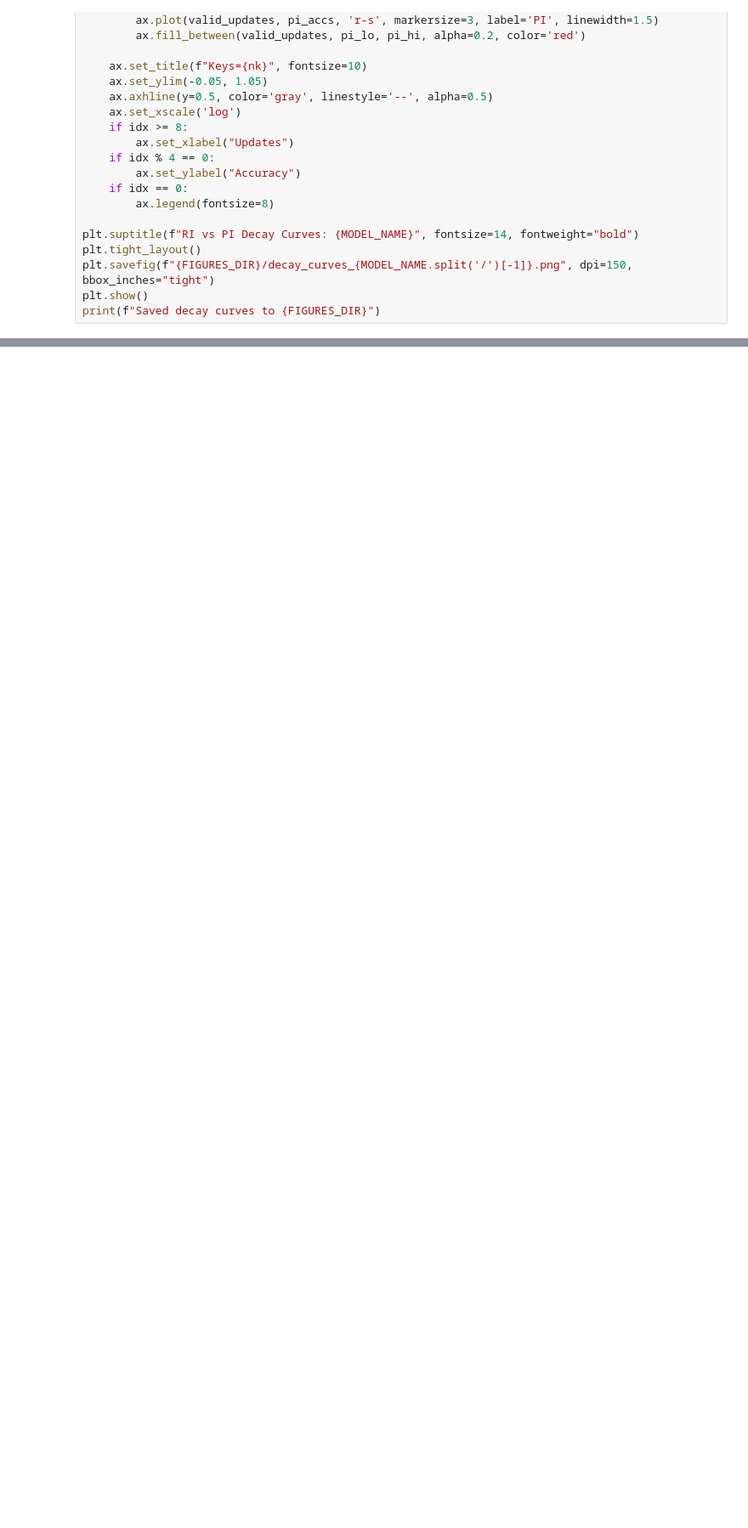
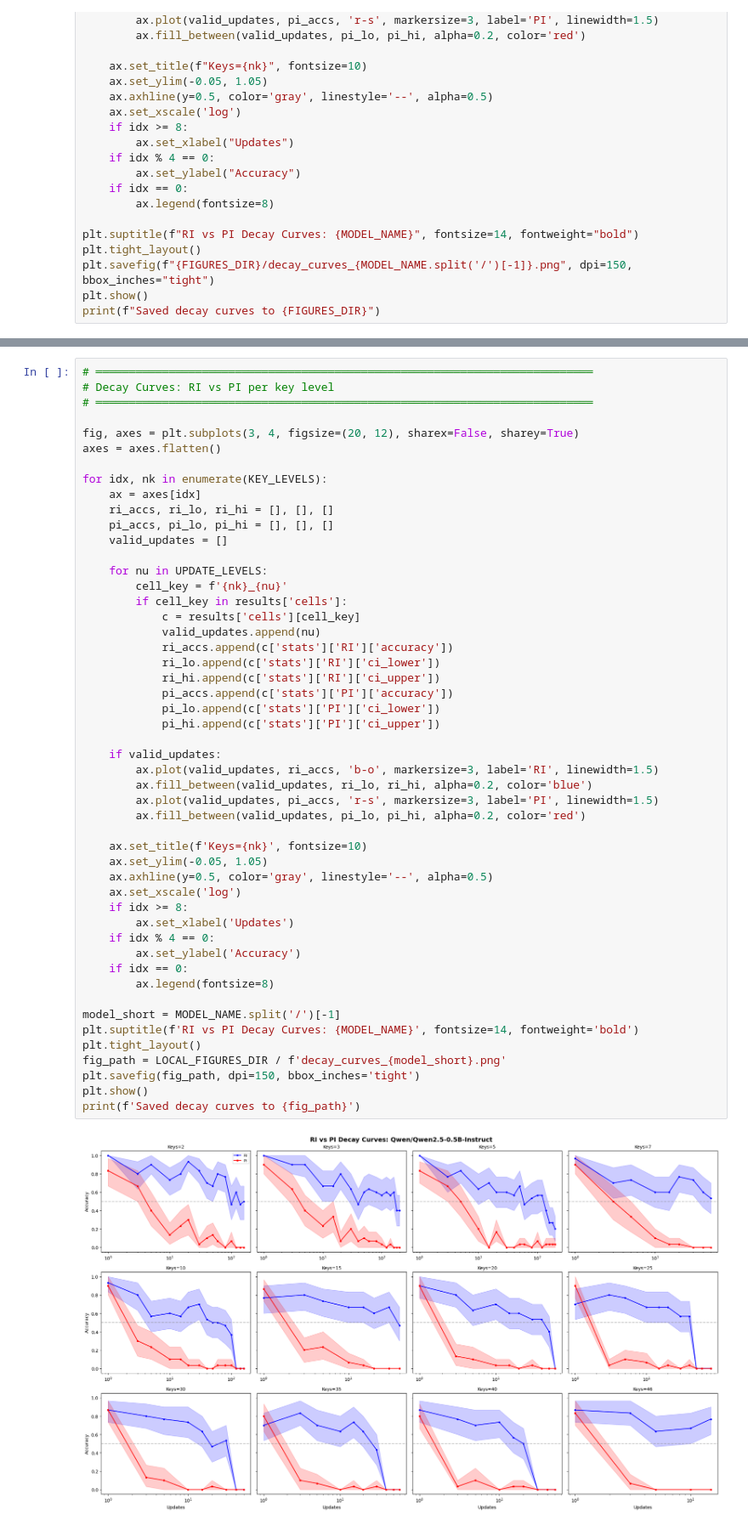
Before and after one commit to kanak8278/transformer-memory-interference, a Jupyter notebook: mechanistic_probing_v2/notebooks/behavioral_sweep_colab.ipynb, the cells around one changed output, grey strips where cells are left out. Shown at 85% size. Saved outputs shown, nothing was run; the diff lists cells and outputs as text; blank space fills up the shorter version.

```diff
--- a/mechanistic_probing_v2/notebooks/behavioral_sweep_colab.ipynb
+++ b/mechanistic_probing_v2/notebooks/behavioral_sweep_colab.ipynb
@@ -716,0 +1051,52 @@ print(f"Saved decay curves to {FIGURES_DIR}")
+# %%
+# ═══════════════════════════════════════════════════════════════════════════
+# Decay Curves: RI vs PI per key level
+# ═══════════════════════════════════════════════════════════════════════════
+
+fig, axes = plt.subplots(3, 4, figsize=(20, 12), sharex=False, sharey=True)
+axes = axes.flatten()
+
+for idx, nk in enumerate(KEY_LEVELS):
+    ax = axes[idx]
+    ri_accs, ri_lo, ri_hi = [], [], []
+    pi_accs, pi_lo, pi_hi = [], [], []
+    valid_updates = []
+
+    for nu in UPDATE_LEVELS:
+        cell_key = f'{nk}_{nu}'
+        if cell_key in results['cells']:
+            c = results['cells'][cell_key]
+            valid_updates.append(nu)
+            ri_accs.append(c['stats']['RI']['accuracy'])
+            ri_lo.append(c['stats']['RI']['ci_lower'])
+            ri_hi.append(c['stats']['RI']['ci_upper'])
+            pi_accs.append(c['stats']['PI']['accuracy'])
+            pi_lo.append(c['stats']['PI']['ci_lower'])
+            pi_hi.append(c['stats']['PI']['ci_upper'])
+
+    if valid_updates:
+        ax.plot(valid_updates, ri_accs, 'b-o', markersize=3, label='RI', linewidth=1.5)
+        ax.fill_between(valid_updates, ri_lo, ri_hi, alpha=0.2, color='blue')
+        ax.plot(valid_updates, pi_accs, 'r-s', markersize=3, label='PI', linewidth=1.5)
+        ax.fill_between(valid_updates, pi_lo, pi_hi, alpha=0.2, color='red')
+
+    ax.set_title(f'Keys={nk}', fontsize=10)
+    ax.set_ylim(-0.05, 1.05)
+    ax.axhline(y=0.5, color='gray', linestyle='--', alpha=0.5)
+    ax.set_xscale('log')
+    if idx >= 8:
+        ax.set_xlabel('Updates')
+    if idx % 4 == 0:
+        ax.set_ylabel('Accuracy')
+    if idx == 0:
+        ax.legend(fontsize=8)
+
+model_short = MODEL_NAME.split('/')[-1]
+plt.suptitle(f'RI vs PI Decay Curves: {MODEL_NAME}', fontsize=14, fontweight='bold')
+plt.tight_layout()
+fig_path = LOCAL_FIGURES_DIR / f'decay_curves_{model_short}.png'
+plt.savefig(fig_path, dpi=150, bbox_inches='tight')
+plt.show()
+print(f'Saved decay curves to {fig_path}')
+# %% [output]
+[figure, added]
```
Also changed, not shown: parts of 20 cells of this notebook, 19 other files.
